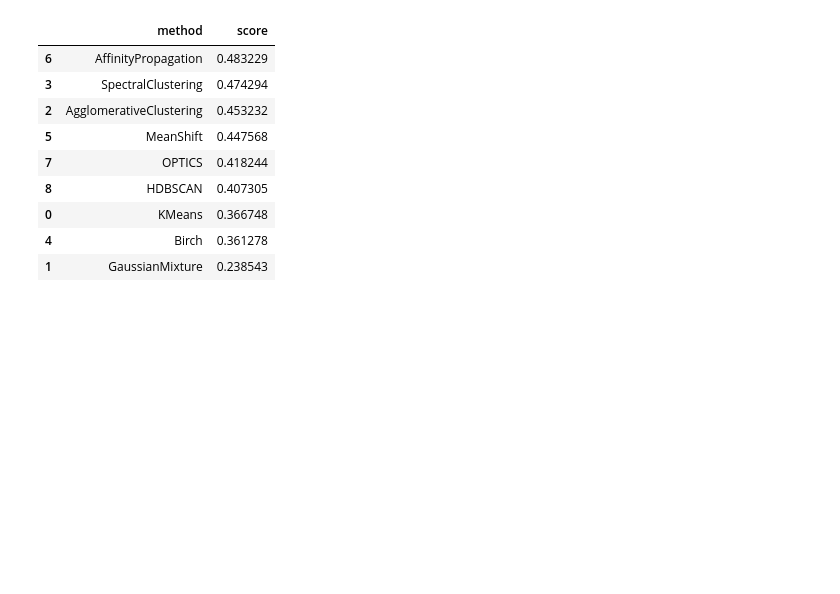
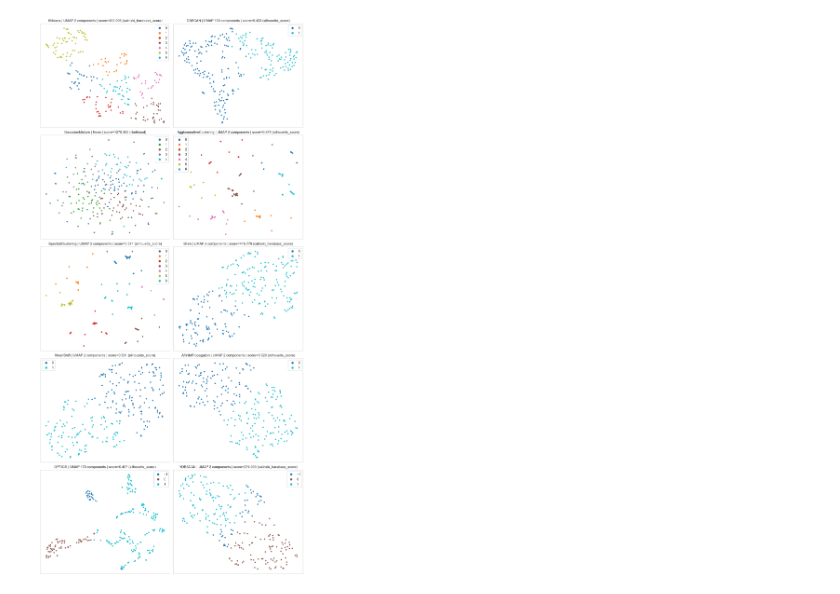
Before and after one commit to YueyOare/VKR, a Jupyter notebook: data/visualization_results.ipynb, the cells around one changed output. Cells and saved outputs as stored; diff of their text form; code cells hidden in the pictures; blank space fills up the shorter version.

```diff
--- a/data/visualization_results.ipynb
+++ b/data/visualization_results.ipynb
@@ -261,51 +21,17 @@ plt.show()
-# %%
-from sklearn.metrics import silhouette_score
-
-method_scores = []
-for i, row in results.iterrows():
-    method = row['method']
-    params = literal_eval(row['params'])
-    reduction_method = params.pop('dimensionality_reduction', None)
-    if reduction_method == 'PCA':
-        n_components = params.pop('pca_n_components')
-        reducer = PCA(n_components=n_components, random_state=42)
-        X = reducer.fit_transform(X_original)
-    elif reduction_method == 'UMAP':
-        n_components = params.pop('umap_n_components')
-        n_neighbors = params.pop('umap_n_neighbors')
-        min_dist = params.pop('umap_min_dist')
-        reducer = umap.UMAP(n_components=n_components, n_neighbors=n_neighbors,
-                            min_dist=min_dist, random_state=42)
-        X = reducer.fit_transform(X_original)
-    else:
-        X = X_original
-
-    model_cls = methods_map[method]
-    if method == 'GaussianMixture':
-        model = model_cls(**params, random_state=42)
-        predicted_labels = model.fit(X).predict(X)
-    else:
-        model = model_cls(**params)
-        predicted_labels = model.fit_predict(X)
-
-    if method != 'DBSCAN' or np.all(predicted_labels != -1):
-        score = silhouette_score(X, predicted_labels)
-        method_scores.append({
-            'method': method,
-            'score': score
-        })
-
-method_scores_df = pd.DataFrame(method_scores)
-method_scores_df = method_scores_df.sort_values(by='score', ascending=False)
-method_scores_df
-# %% [output]
-|  | method | score |
-| 6 | AffinityPropagation | 0.483229 |
-| 3 | SpectralClustering | 0.474294 |
-| 2 | AgglomerativeClustering | 0.453232 |
-| 5 | MeanShift | 0.447568 |
-| 7 | OPTICS | 0.418244 |
-| 8 | HDBSCAN | 0.407305 |
-| 0 | KMeans | 0.366748 |
-| 4 | Birch | 0.361278 |
-| 1 | GaussianMixture | 0.238543 |
+# %%
+results = pd.read_csv('clustering_results_1.csv')
+df = pd.read_csv('preprocessed/prepared_data_nonumap.csv')
+X_prepared = df.drop(columns=['КОД3 основной']).values
+X_original = pd.read_excel('raw/RDBA_BEKHTEREV2.xlsx')
+X_original = X_original.dropna(thresh=len(X_original.columns) * 0.155)
+# X_original = X_original.dropna(thresh=len(X_original) * 0.1, axis=1)
+X_original = X_original.drop(columns=['Id', 'КОД3 основной'])
+true_labels = df['КОД3 основной'].values
+scaling = True
+dropping = True
+methods_map = {
+    'KMeans': KMeans, 'DBSCAN': DBSCAN, 'HDBSCAN': HDBSCAN, 'AgglomerativeClustering': AgglomerativeClustering,
+    'SpectralClustering': SpectralClustering, 'Birch': Birch, 'MeanShift': MeanShift,
+    'AffinityPropagation': AffinityPropagation, 'GaussianMixture': GaussianMixture,
+    'OPTICS': OPTICS
+}
@@ -311,0 +235,4 @@ method_scores_df
+# %%
+plot_clusters()
+# %% [output]
+[figure, added]
```
Also changed, not shown: parts of 9 cells of this notebook, 9 other files.
